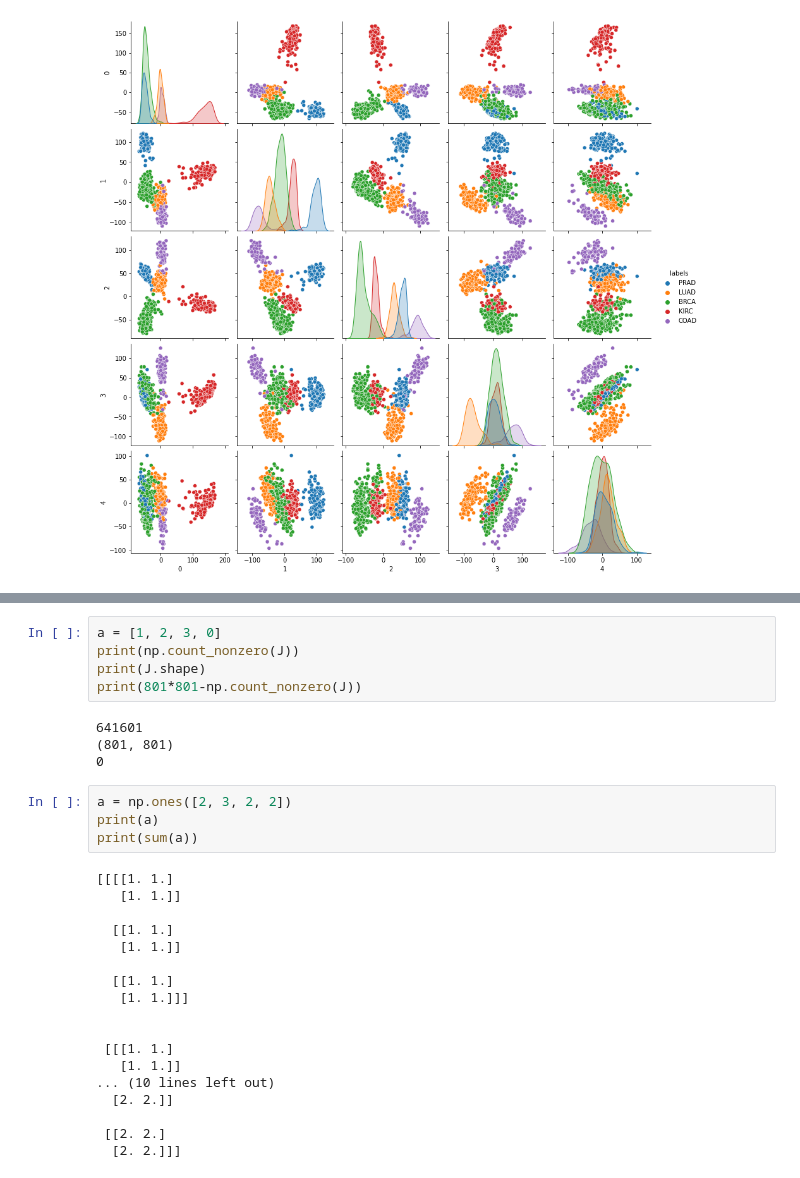
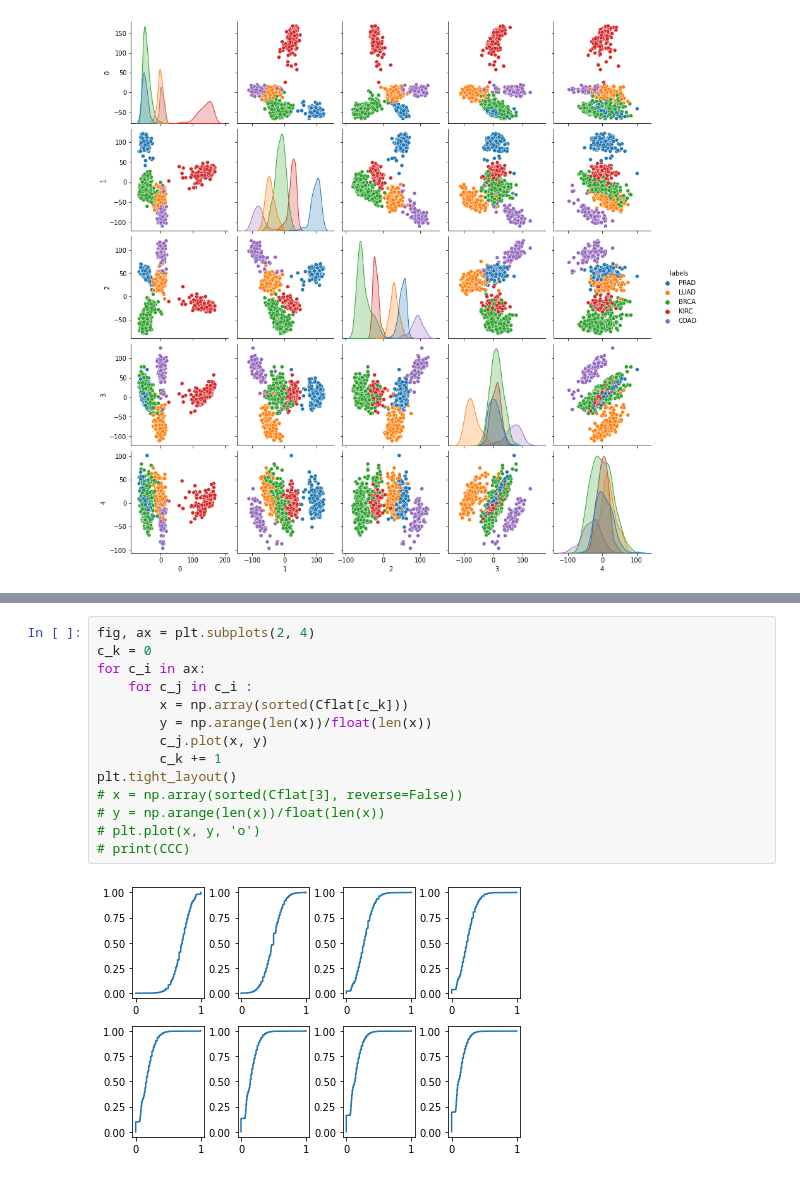
Before and after one commit to antonsandberg/Big-Data, a Jupyter notebook: Project2_Fred_ver2.ipynb, the cells around one changed output, grey strips where cells are left out. Saved outputs shown, nothing was run; the diff lists cells and outputs as text.

```diff
--- a/Project2_Fred_ver2.ipynb
+++ b/Project2_Fred_ver2.ipynb
@@ -289,31 +286,16 @@ print(J)
-# %%
-a = [1, 2, 3, 0]
-print(np.count_nonzero(J))
-print(J.shape)
-print(801*801-np.count_nonzero(J))
-# %% [output]
-641601
-(801, 801)
-0
-# %%
-a = np.ones([2, 3, 2, 2])
-print(a)
-print(sum(a))
-# %% [output]
-[[[[1. 1.]
-   [1. 1.]]
-
-  [[1. 1.]
-   [1. 1.]]
-
-  [[1. 1.]
-   [1. 1.]]]
-
-
- [[[1. 1.]
-   [1. 1.]]
-... (10 lines left out)
-  [2. 2.]]
-
- [[2. 2.]
-  [2. 2.]]]
+# %%
+fig, ax = plt.subplots(2, 4)
+c_k = 0
+for c_i in ax:
+    for c_j in c_i :
+        x = np.array(sorted(Cflat[c_k]))
+        y = np.arange(len(x))/float(len(x))
+        c_j.plot(x, y)
+        c_k += 1
+plt.tight_layout()
+# x = np.array(sorted(Cflat[3], reverse=False))
+# y = np.arange(len(x))/float(len(x))
+# plt.plot(x, y, 'o')
+# print(CCC)
+# %% [output]
+[figure, added]
```
Also changed, not shown: parts of 4 cells of this notebook.
